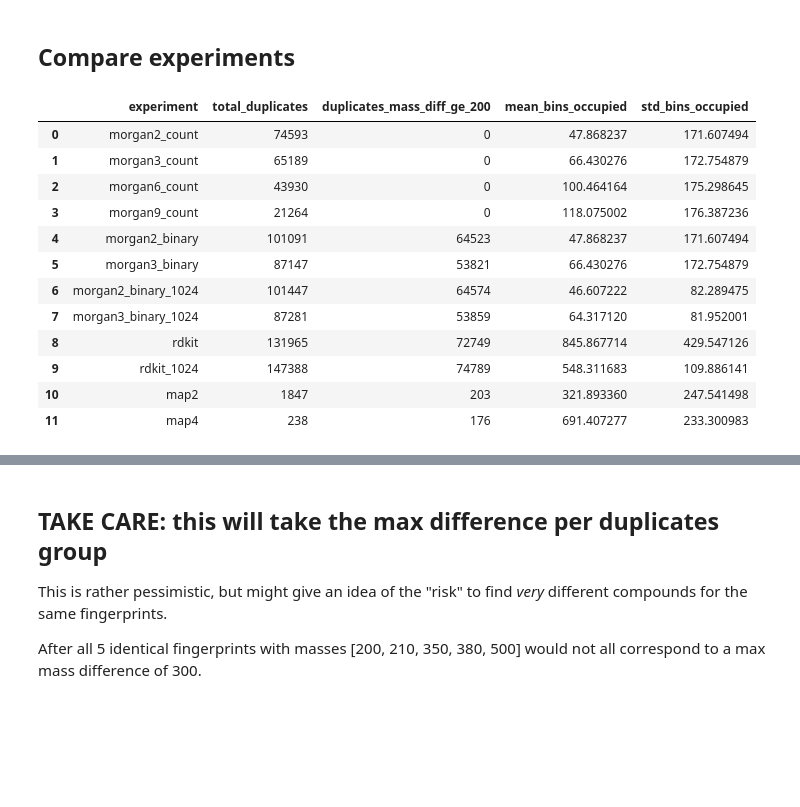
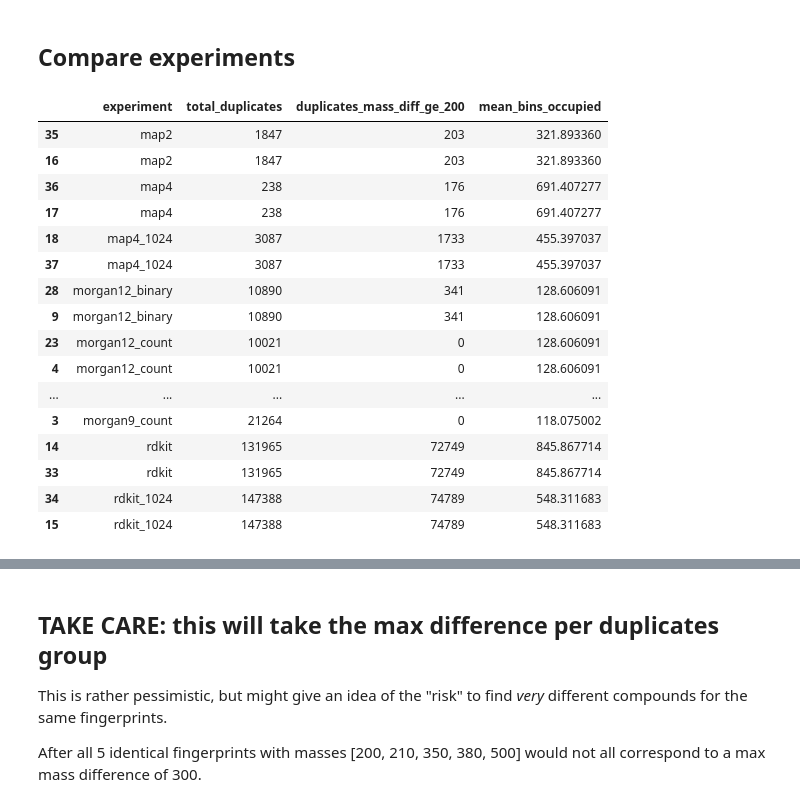
Before and after one commit to florian-huber/molecular_fingerprint_comparisons, a Jupyter notebook: notebooks/fingerprint_analysis_01_duplications.ipynb, the cells around one changed output, grey strips where cells are left out. Cells and saved outputs as stored; diff of their text form; code cells hidden in the pictures; blank space fills up the shorter version.

```diff
--- a/notebooks/fingerprint_analysis_01_duplications.ipynb
+++ b/notebooks/fingerprint_analysis_01_duplications.ipynb
@@ -140,7 +136,7 @@ experiments = [
 ]
 # %%
 # Path to store collected duplicates and bit occupations
-path_results = os.path.join(Path(ROOT), "experiments")
+path_results = os.path.join(Path(ROOT), "experiments", "fingerprint_duplicates")
 
 for experiment in experiments:
     (name, fpgen, count) = experiment
@@ -326,3 +194,0 @@ AttributeError: 'list' object has no attribute 'shape'
-# %%
-fingerprints = np.stack(fingerprints)
-fingerprints.shape
@@ -357,5 +323,24 @@ The largest cluster has 176 compounds with identical fingerprint.
 # %% [markdown]
 ## Compare experiments
+# %%
+experiments = [
+    ("morgan2_count_sparse", rdFingerprintGenerator.GetMorganGenerator(radius=2, fpSize=4096), True),
+    ("morgan3_count_sparse", rdFingerprintGenerator.GetMorganGenerator(radius=3, fpSize=4096), True),
+    #("morgan6_count_sparse", rdFingerprintGenerator.GetMorganGenerator(radius=6, fpSize=4096), True),
+    ("morgan9_count_sparse", rdFingerprintGenerator.GetMorganGenerator(radius=9, fpSize=4096), True),
+    ("morgan12_count_sparse", rdFingerprintGenerator.GetMorganGenerator(radius=12, fpSize=4096), True),
+    ("morgan2_binary_sparse", rdFingerprintGenerator.GetMorganGenerator(radius=2, fpSize=4096), False),
+    ("morgan3_binary_sparse", rdFingerprintGenerator.GetMorganGenerator(radius=3, fpSize=4096), False),
+    ("morgan9_binary_sparse", rdFingerprintGenerator.GetMorganGenerator(radius=9, fpSize=4096), False),
+    ("morgan12_binary_sparse", rdFingerprintGenerator.GetMorganGenerator(radius=12, fpSize=4096), False),
+    ("rdkit_sparse", rdFingerprintGenerator.GetRDKitFPGenerator(fpSize=4096), False),
+    ("map2_sparse", MAP4(dimensions=4096, radius=1, include_duplicated_shingles=False), False),
+    ("map4_sparse", MAP4(dimensions=4096, radius=2, include_duplicated_shingles=False), False),
+    #("mbp2_sparse", MBP(dimensions=4096, radius=1), False),
+    #("mbp2_binned_sparse", MBP(dimensions=4096, radius=1, dist_binning=np.array([0, 1, 2, 4, 8, 16, 32, 64])), False),
+    #("mbp2_count_sparse", MBP(dimensions=4096, radius=1), True),
+    #("mbp2_binned_count_sparse", MBP(dimensions=4096, radius=1, dist_binning=np.array([0, 1, 2, 4, 8, 16, 32, 64])), True),
+]
 # %%
 def compute_group_mass_diff(group_indices, masses):
     """
@@ -366,66 +351,75 @@ def compute_group_mass_diff(group_indices, masses):
     return group_masses.max() - group_masses.min()
 
 
-results_folder = os.path.join(Path(ROOT), "experiments")
+results_folder = os.path.join(Path(ROOT), "experiments", "fingerprint_duplicates")
 experiment_names = [x[0] for x in experiments]
+experiment_names.extend([x[0].replace("_sparse", "") for x in experiments])
 
 
 results = []
 for exp_name in tqdm(experiment_names):
     dup_file = os.path.join(results_folder, f"{exp_name}_duplicates.pickle")
     bins_file = os.path.join(results_folder, f"{exp_name}_bins_occupied.npy")
+    bit_number_file = os.path.join(results_folder, f"{exp_name}_number_of_bits.npy")
 
     # If either file is missing, skip this experiment.
-    if not os.path.exists(dup_file) or not os.path.exists(bins_file):
+    if not os.path.exists(dup_file) and (os.path.exists(bins_file) or os.path.exists(bit_number_file)):
         print(f"Results for experiment {exp_name} not found, skipping.")
         continue
 
     # Load duplicate groups.
     with open(dup_file, "rb") as f:
         duplicates = pickle.load(f)
 
     # Total duplicates: count all compounds that appear in any duplicate group.
     total_duplicates = sum(len(group) for group in duplicates)
 
     # Count the duplicates in groups where the max-mass difference is at least 200.
     duplicates_mass_diff = 0
     for group in duplicates:
         # Convert group to a NumPy array (if not already) to index into masses.
         group_indices = np.array(group)
         if len(group_indices) == 0:
             continue  # Skip if group is empty for any reason.
         mass_diff = compute_group_mass_diff(group_indices, masses)
         if mass_diff >= 200:
             duplicates_mass_diff += len(group_indices)
 
-    # Load the bins occupancy data.
-    bins_occupied = np.load(bins_file)
-    mean_bins = bins_occupied.mean() / 100 * len(bins_occupied)
-    std_bins = bins_occupied.std() / 100 * len(bins_occupied)
+    if "_sparse" in exp_name:
+        # Load the bit data.
+        bit_numbers = np.load(bit_number_file)
+        mean_bins = bit_numbers.mean()
+    else:
+        # Load the bins occupancy data.
+        bins_occupied = np.load(bins_file)
+        mean_bins = bins_occupied.mean() / 100 * len(bins_occupied)
 
     # Append the experiment summary to our results list.
     results.append({
         "experiment": exp_name,
         "total_duplicates": total_duplicates,
         "duplicates_mass_diff_ge_200": duplicates_mass_diff,
         "mean_bins_occupied": mean_bins,
-        "std_bins_occupied": std_bins,
     })
 
 # Create a Pandas DataFrame for a neat summary.
-df_results = pd.DataFrame(results)
+df_results = pd.DataFrame(results).sort_values("experiment")
 df_results
 # %% [output]
-|  | experiment | total_duplicates | duplicates_mass_diff_ge_200 | mean_bins_occupied | std_bins_occupied |
-| 0 | morgan2_count | 74593 | 0 | 47.868237 | 171.607494 |
-| 1 | morgan3_count | 65189 | 0 | 66.430276 | 172.754879 |
-| 2 | morgan6_count | 43930 | 0 | 100.464164 | 175.298645 |
-| 3 | morgan9_count | 21264 | 0 | 118.075002 | 176.387236 |
-| 4 | morgan2_binary | 101091 | 64523 | 47.868237 | 171.607494 |
-| 5 | morgan3_binary | 87147 | 53821 | 66.430276 | 172.754879 |
-| 6 | morgan2_binary_1024 | 101447 | 64574 | 46.607222 | 82.289475 |
-| 7 | morgan3_binary_1024 | 87281 | 53859 | 64.317120 | 81.952001 |
-| 8 | rdkit | 131965 | 72749 | 845.867714 | 429.547126 |
-| 9 | rdkit_1024 | 147388 | 74789 | 548.311683 | 109.886141 |
-| 10 | map2 | 1847 | 203 | 321.893360 | 247.541498 |
-| 11 | map4 | 238 | 176 | 691.407277 | 233.300983 |
+|  | experiment | total_duplicates | duplicates_mass_diff_ge_200 | mean_bins_occupied |
+| 35 | map2 | 1847 | 203 | 321.893360 |
+| 16 | map2 | 1847 | 203 | 321.893360 |
+| 36 | map4 | 238 | 176 | 691.407277 |
+| 17 | map4 | 238 | 176 | 691.407277 |
+| 18 | map4_1024 | 3087 | 1733 | 455.397037 |
+| 37 | map4_1024 | 3087 | 1733 | 455.397037 |
+| 28 | morgan12_binary | 10890 | 341 | 128.606091 |
+| 9 | morgan12_binary | 10890 | 341 | 128.606091 |
+| 23 | morgan12_count | 10021 | 0 | 128.606091 |
+| 4 | morgan12_count | 10021 | 0 | 128.606091 |
+| ... | ... | ... | ... | ... |
+| 3 | morgan9_count | 21264 | 0 | 118.075002 |
+| 14 | rdkit | 131965 | 72749 | 845.867714 |
+| 33 | rdkit | 131965 | 72749 | 845.867714 |
+| 34 | rdkit_1024 | 147388 | 74789 | 548.311683 |
+| 15 | rdkit_1024 | 147388 | 74789 | 548.311683 |
```
Also changed, not shown: parts of 24 cells of this notebook.
